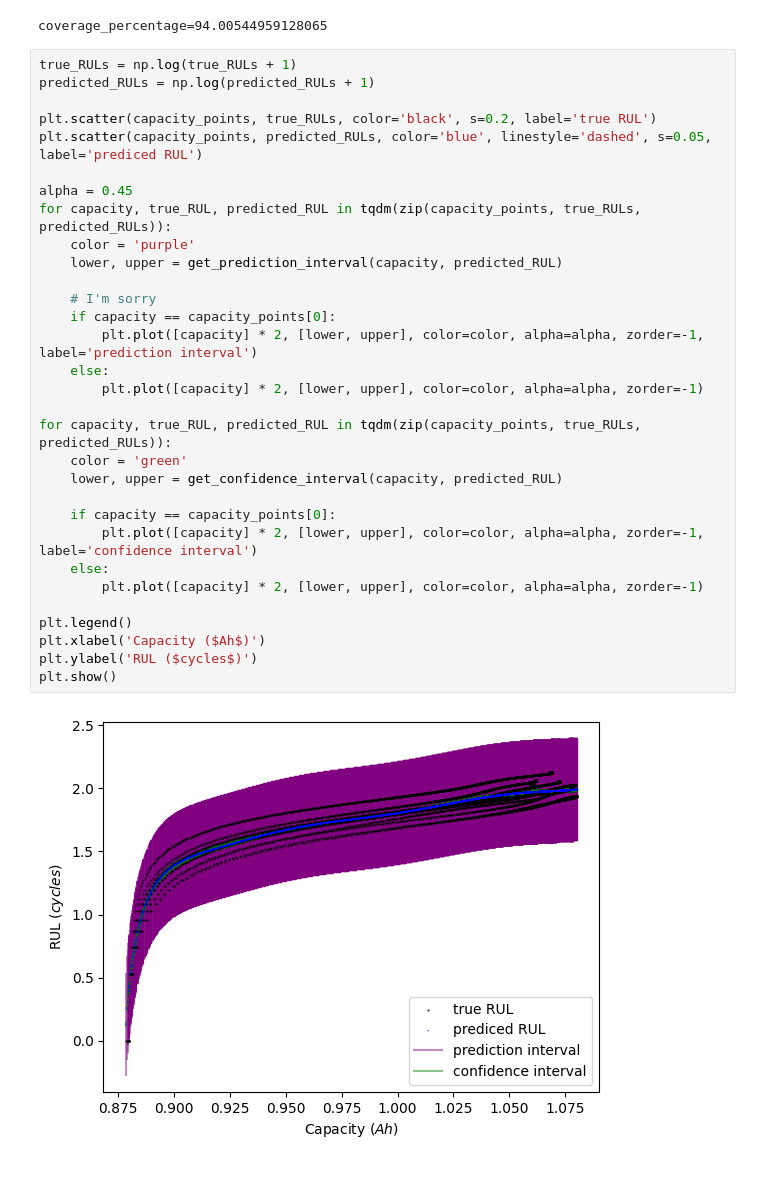
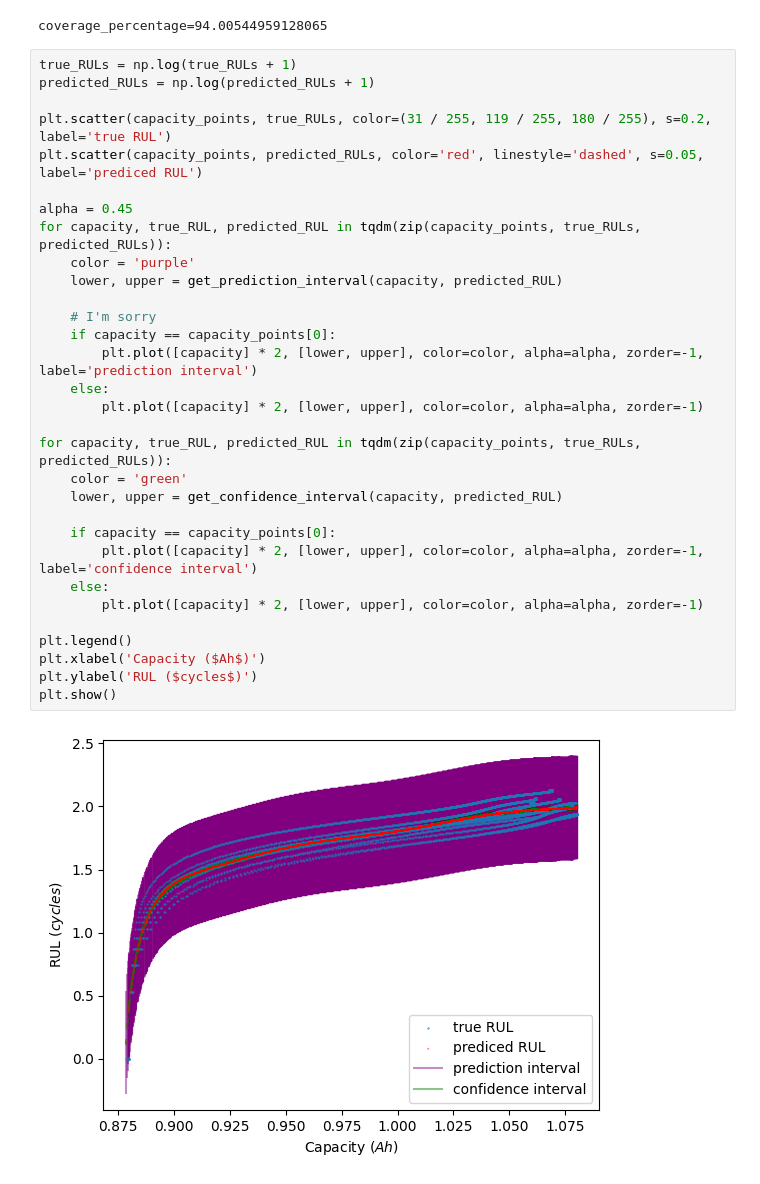
Before and after one commit to oThommy/modelleren-2a-14, a Jupyter notebook: src/forecast_test_ruls.ipynb, the cells around one changed output. Saved outputs shown, nothing was run; the diff lists cells and outputs as text.

```diff
--- a/src/forecast_test_ruls.ipynb
+++ b/src/forecast_test_ruls.ipynb
@@ -129,33 +129,33 @@ coverage_percentage=94.00544959128065
 # %%
 true_RULs = np.log(true_RULs + 1)
 predicted_RULs = np.log(predicted_RULs + 1)
 
-plt.scatter(capacity_points, true_RULs, color='black', s=0.2, label='true RUL')
-plt.scatter(capacity_points, predicted_RULs, color='blue', linestyle='dashed', s=0.05, label='prediced RUL')
+plt.scatter(capacity_points, true_RULs, color=(31 / 255, 119 / 255, 180 / 255), s=0.2, label='true RUL')
+plt.scatter(capacity_points, predicted_RULs, color='red', linestyle='dashed', s=0.05, label='prediced RUL')
 
 alpha = 0.45
 for capacity, true_RUL, predicted_RUL in tqdm(zip(capacity_points, true_RULs, predicted_RULs)):
     color = 'purple'
     lower, upper = get_prediction_interval(capacity, predicted_RUL)
 
     # I'm sorry
     if capacity == capacity_points[0]:
         plt.plot([capacity] * 2, [lower, upper], color=color, alpha=alpha, zorder=-1, label='prediction interval')
     else:
         plt.plot([capacity] * 2, [lower, upper], color=color, alpha=alpha, zorder=-1)
 
 for capacity, true_RUL, predicted_RUL in tqdm(zip(capacity_points, true_RULs, predicted_RULs)):
     color = 'green'
     lower, upper = get_confidence_interval(capacity, predicted_RUL)
 
     if capacity == capacity_points[0]:
         plt.plot([capacity] * 2, [lower, upper], color=color, alpha=alpha, zorder=-1, label='confidence interval')
     else:
         plt.plot([capacity] * 2, [lower, upper], color=color, alpha=alpha, zorder=-1)
 
 plt.legend()
 plt.xlabel('Capacity ($Ah$)')
 plt.ylabel('RUL ($cycles$)')
 plt.show()
 # %% [output]
-[figure, old version]
+[figure, new version]
```
Also changed, not shown: parts of 1 cell of this notebook, 9 other files.
